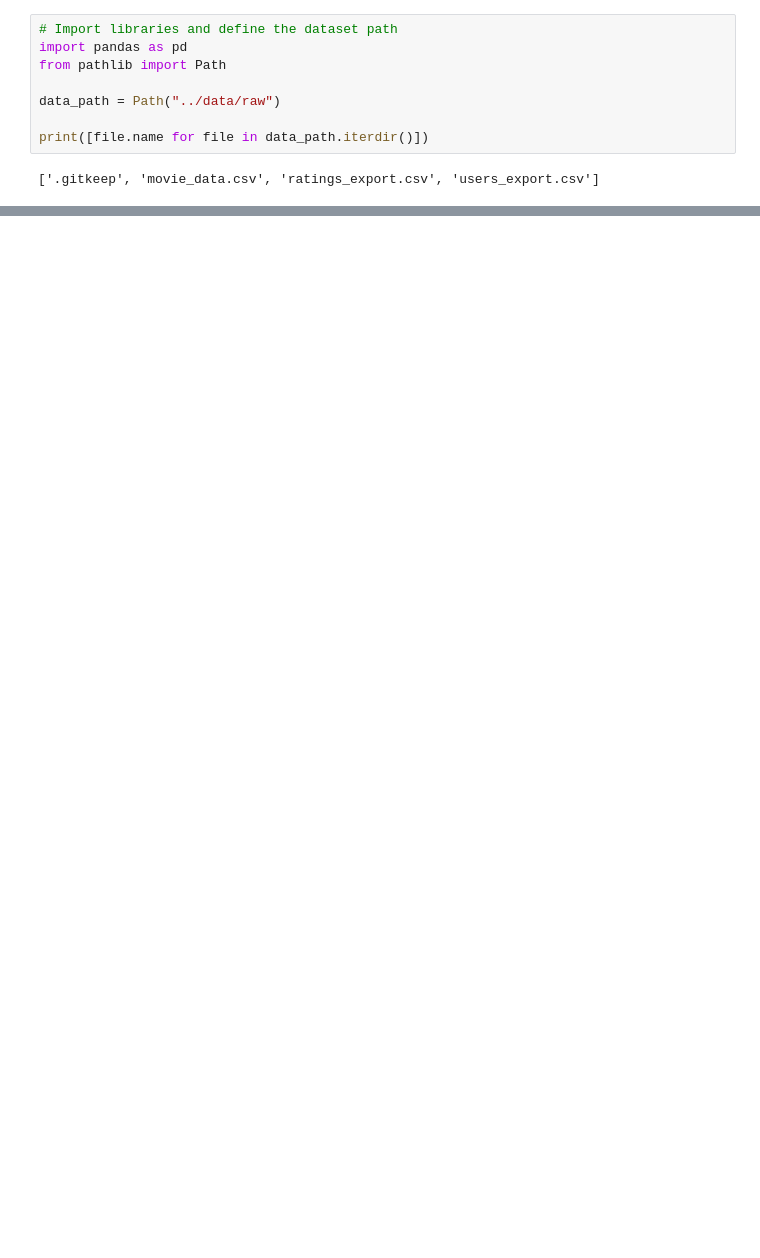
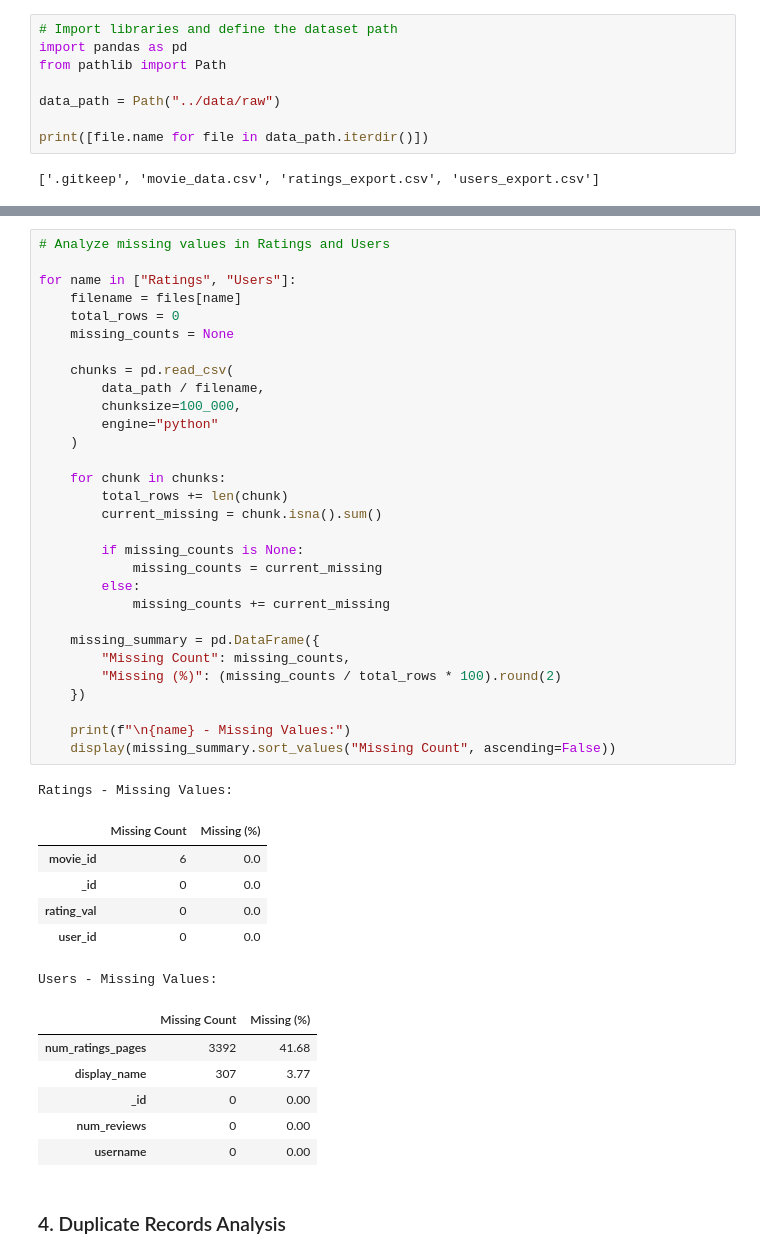
Before and after one commit to Abdallah-9i/letterboxd-stars-analysis, a Jupyter notebook: notebooks/01_data_exploration.ipynb, the cells around one changed output, grey strips where cells are left out. Saved outputs shown, nothing was run; the diff lists cells and outputs as text; blank space fills up the shorter version.

```diff
--- a/notebooks/01_data_exploration.ipynb
+++ b/notebooks/01_data_exploration.ipynb
@@ -63,0 +183,46 @@ for name, filename in files.items():
+# %%
+# Analyze missing values in Ratings and Users
+
+for name in ["Ratings", "Users"]:
+    filename = files[name]
+    total_rows = 0
+    missing_counts = None
+
+    chunks = pd.read_csv(
+        data_path / filename,
+        chunksize=100_000,
+        engine="python"
+    )
+
+    for chunk in chunks:
+        total_rows += len(chunk)
+        current_missing = chunk.isna().sum()
+
+        if missing_counts is None:
+            missing_counts = current_missing
+        else:
+            missing_counts += current_missing
+
+    missing_summary = pd.DataFrame({
+        "Missing Count": missing_counts,
+        "Missing (%)": (missing_counts / total_rows * 100).round(2)
+    })
+
+    print(f"\n{name} - Missing Values:")
+    display(missing_summary.sort_values("Missing Count", ascending=False))
+# %% [output]
+Ratings - Missing Values:
+|  | Missing Count | Missing (%) |
+| movie_id | 6 | 0.0 |
+| _id | 0 | 0.0 |
+| rating_val | 0 | 0.0 |
+| user_id | 0 | 0.0 |
+Users - Missing Values:
+|  | Missing Count | Missing (%) |
+| num_ratings_pages | 3392 | 41.68 |
+| display_name | 307 | 3.77 |
+| _id | 0 | 0.00 |
+| num_reviews | 0 | 0.00 |
+| username | 0 | 0.00 |
+# %% [markdown]
+### 4. Duplicate Records Analysis
```
Also changed, not shown: parts of 24 cells of this notebook.
